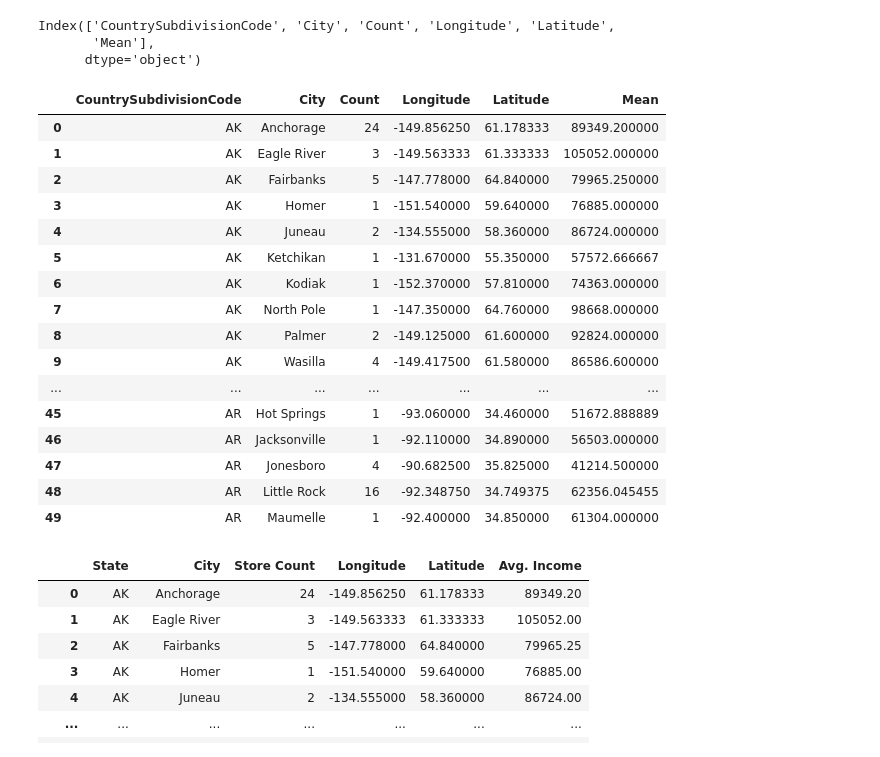
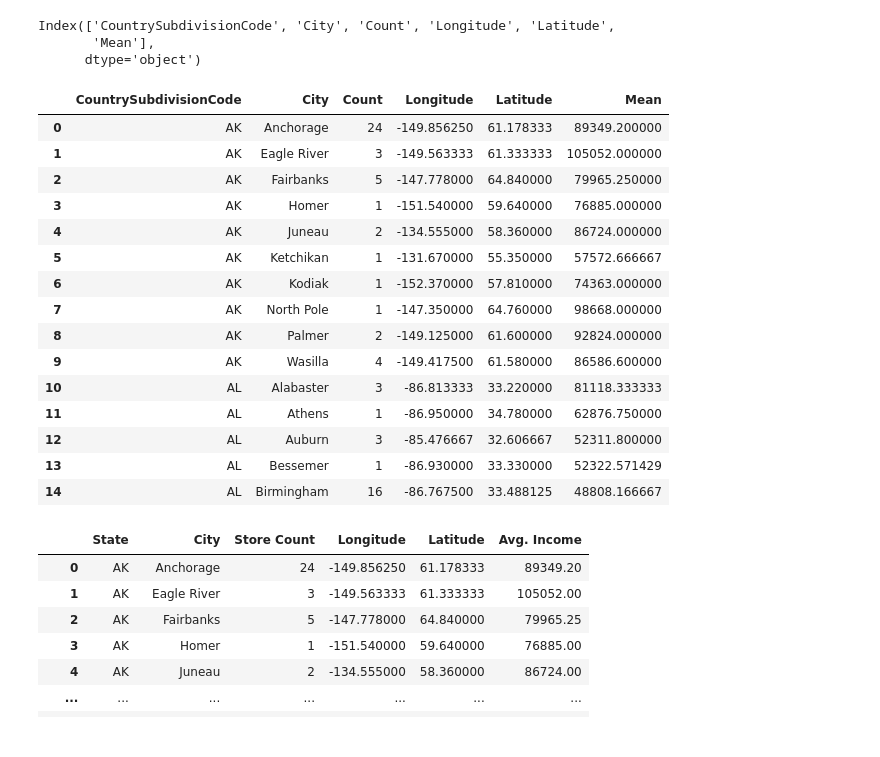
Before and after one commit to pentius00/Starbucks_analysis, a Jupyter notebook: Analysis.ipynb, the cells around one changed output. Cells and saved outputs as stored; diff of their text form; code cells hidden in the pictures.

```diff
--- a/Analysis.ipynb
+++ b/Analysis.ipynb
@@ -323,25 +137,24 @@ Index(['CountrySubdivisionCode', 'City', 'Count', 'Longitude', 'Latitude',
        'Mean'],
       dtype='object')
 # %%
-joined_df.head(50)
+joined_df.head(15)
 # %% [output]
 |  | CountrySubdivisionCode | City | Count | Longitude | Latitude | Mean |
 | 0 | AK | Anchorage | 24 | -149.856250 | 61.178333 | 89349.200000 |
 | 1 | AK | Eagle River | 3 | -149.563333 | 61.333333 | 105052.000000 |
 | 2 | AK | Fairbanks | 5 | -147.778000 | 64.840000 | 79965.250000 |
 | 3 | AK | Homer | 1 | -151.540000 | 59.640000 | 76885.000000 |
 | 4 | AK | Juneau | 2 | -134.555000 | 58.360000 | 86724.000000 |
 | 5 | AK | Ketchikan | 1 | -131.670000 | 55.350000 | 57572.666667 |
 | 6 | AK | Kodiak | 1 | -152.370000 | 57.810000 | 74363.000000 |
 | 7 | AK | North Pole | 1 | -147.350000 | 64.760000 | 98668.000000 |
 | 8 | AK | Palmer | 2 | -149.125000 | 61.600000 | 92824.000000 |
 | 9 | AK | Wasilla | 4 | -149.417500 | 61.580000 | 86586.600000 |
-| ... | ... | ... | ... | ... | ... | ... |
-| 45 | AR | Hot Springs | 1 | -93.060000 | 34.460000 | 51672.888889 |
-| 46 | AR | Jacksonville | 1 | -92.110000 | 34.890000 | 56503.000000 |
-| 47 | AR | Jonesboro | 4 | -90.682500 | 35.825000 | 41214.500000 |
-| 48 | AR | Little Rock | 16 | -92.348750 | 34.749375 | 62356.045455 |
-| 49 | AR | Maumelle | 1 | -92.400000 | 34.850000 | 61304.000000 |
+| 10 | AL | Alabaster | 3 | -86.813333 | 33.220000 | 81118.333333 |
+| 11 | AL | Athens | 1 | -86.950000 | 34.780000 | 62876.750000 |
+| 12 | AL | Auburn | 3 | -85.476667 | 32.606667 | 52311.800000 |
+| 13 | AL | Bessemer | 1 | -86.930000 | 33.330000 | 52322.571429 |
+| 14 | AL | Birmingham | 16 | -86.767500 | 33.488125 | 48808.166667 |
 # %%
 # Rename Columns to more accurately reflect contents
 
```
Also changed, not shown: parts of 27 cells of this notebook.
